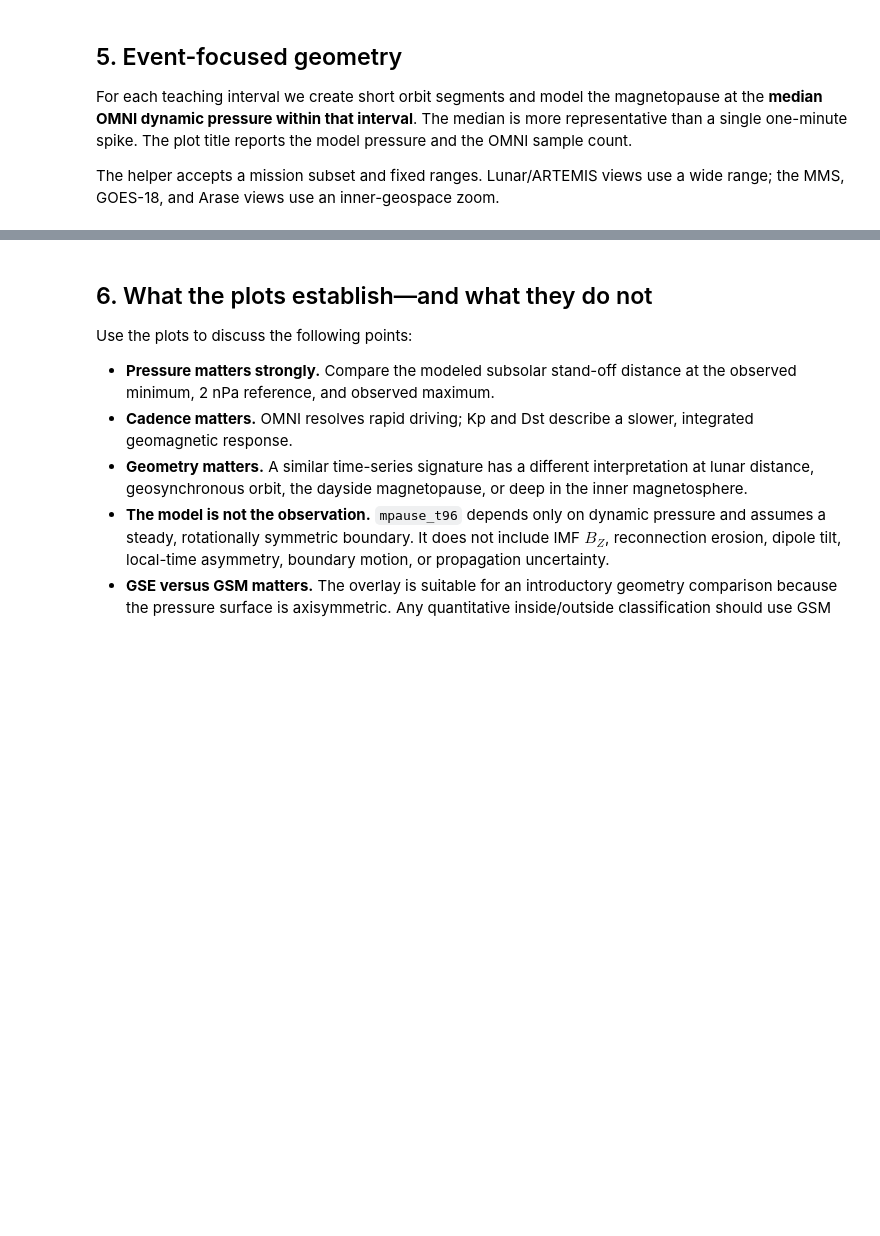
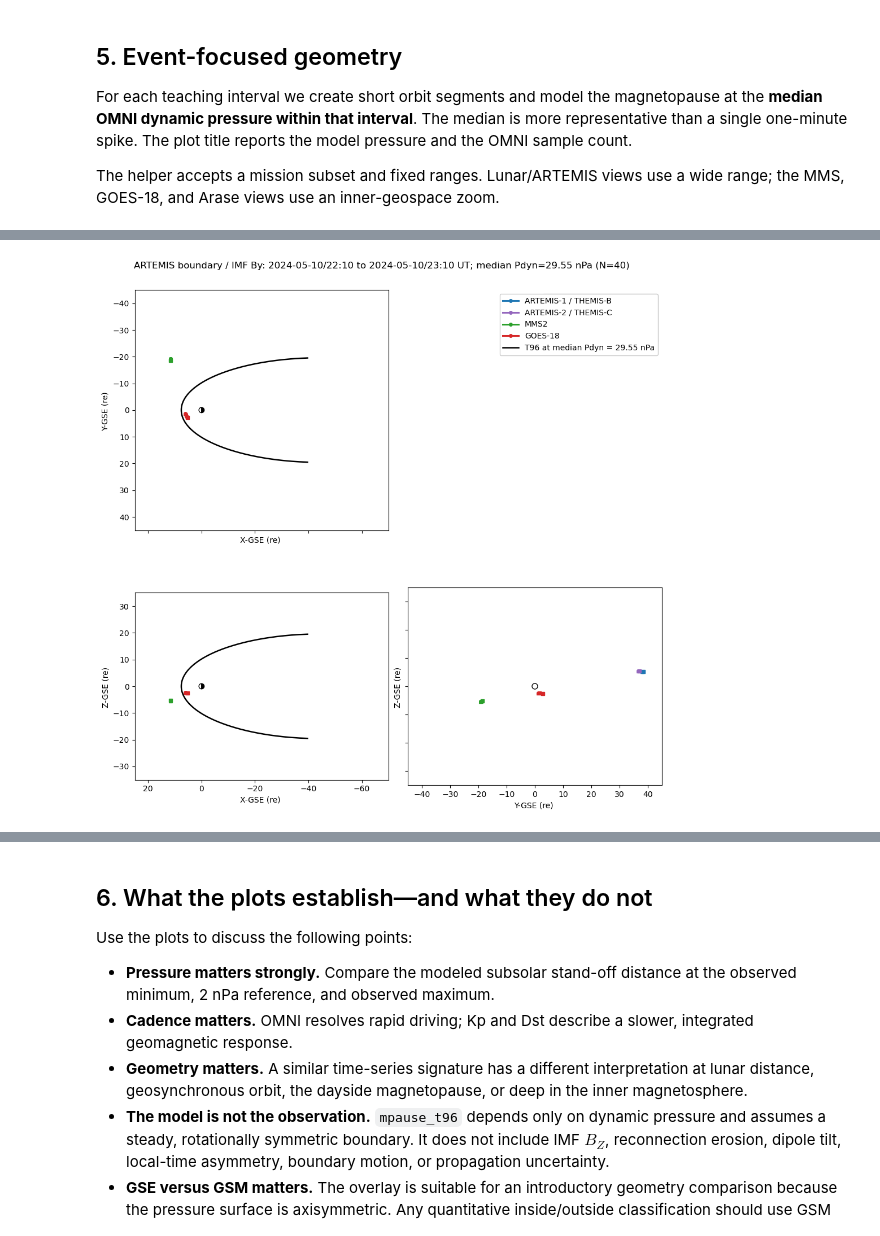
Before and after one commit to spedas/pyspedas_examples, a Jupyter notebook: pyspedas_examples/notebooks/pyhc_winter_school_2027/gannon_global_context_and_orbits.ipynb, the cells around one changed output, grey strips where cells are left out. Saved outputs shown, nothing was run; the diff lists cells and outputs as text; code cells hidden in the pictures; blank space fills up the shorter version.

```diff
--- a/pyspedas_examples/notebooks/pyhc_winter_school_2027/gannon_global_context_and_orbits.ipynb
+++ b/pyspedas_examples/notebooks/pyhc_winter_school_2027/gannon_global_context_and_orbits.ipynb
@@ -402,7 +511,8 @@ plot_event_geometry(
 # %%
 # Wide view: ARTEMIS is near lunar distance, while MMS and GOES-18 provide inner anchors.
-plot_event_geometry(
+fig_artemis = plot_event_geometry(
     "ARTEMIS boundary / IMF By",
     ["ARTEMIS-1 / THEMIS-B", "ARTEMIS-2 / THEMIS-C", "MMS2", "GOES-18"],
     ([-70, 25], [-45, 45], [-35, 35]),
 )
+# %% [output]
@@ -409,2 +527,3 @@ plot_event_geometry(
+[figure, added]
 # %%
 # Dayside reconnection geometry on 11 May.
```
Also changed, not shown: parts of 15 cells of this notebook.
